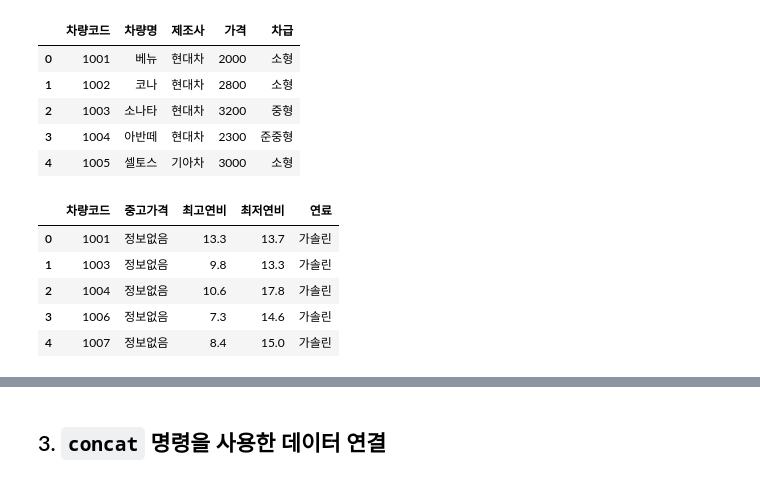
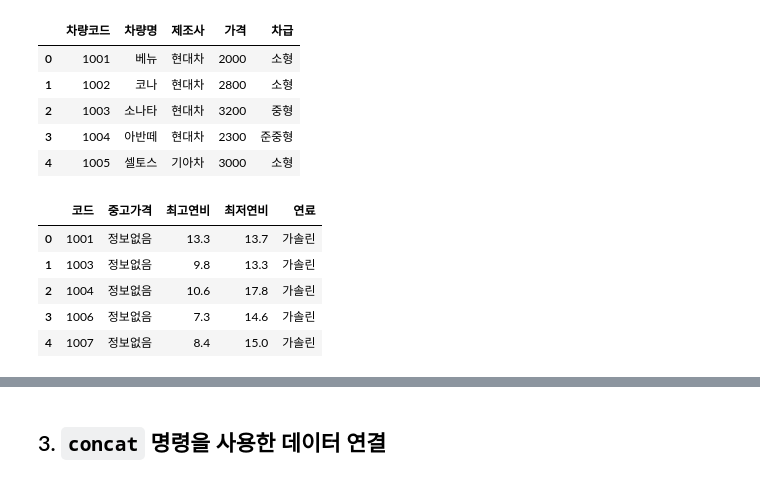
Before and after one commit to limwonki0619/Python-lecture, a Jupyter notebook: Python-Data-Science/Pandas/06_데이터프레임 합성.ipynb, the cells around one changed output, grey strips where cells are left out. Drawn from its saved outputs; the diff is of its cells as text; code cells hidden in the pictures.

```diff
--- a/Python-Data-Science/Pandas/06_데이터프레임 합성.ipynb
+++ b/Python-Data-Science/Pandas/06_데이터프레임 합성.ipynb
@@ -313,18 +313,18 @@ df1
 | 4 | 1005 | 셀토스 | 기아차 | 3000 | 소형 |
 # %%
 data2 = {
-    '차량코드' : [1001, 1003, 1004, 1006, 1007],
+    '코드' : [1001, 1003, 1004, 1006, 1007],
     '중고가격' : ['정보없음', '정보없음', '정보없음', '정보없음', '정보없음'],
     '최고연비' : [13.3, 9.8, 10.6, 7.3, 8.4],
     '최저연비' : [13.7, 13.3, 17.8,  14.6, 15.0],
     '연료' : ['가솔린', '가솔린', '가솔린', '가솔린', '가솔린']
          }
 columns2 = data2.keys()
 
 df2 = pd.DataFrame(data2, columns = columns2)
 df2
 # %% [output]
-|  | 차량코드 | 중고가격 | 최고연비 | 최저연비 | 연료 |
+|  | 코드 | 중고가격 | 최고연비 | 최저연비 | 연료 |
 | 0 | 1001 | 정보없음 | 13.3 | 13.7 | 가솔린 |
 | 1 | 1003 | 정보없음 | 9.8 | 13.3 | 가솔린 |
 | 2 | 1004 | 정보없음 | 10.6 | 17.8 | 가솔린 |
```
Also changed, not shown: parts of 4 cells of this notebook, 3 other files.
